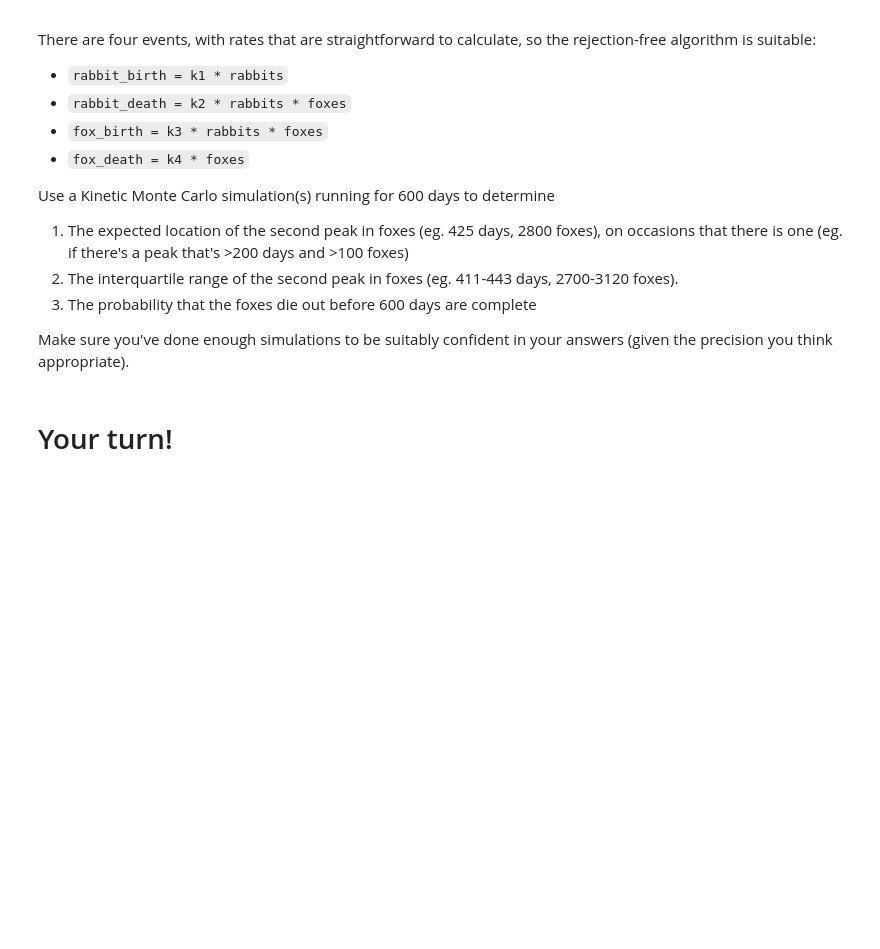
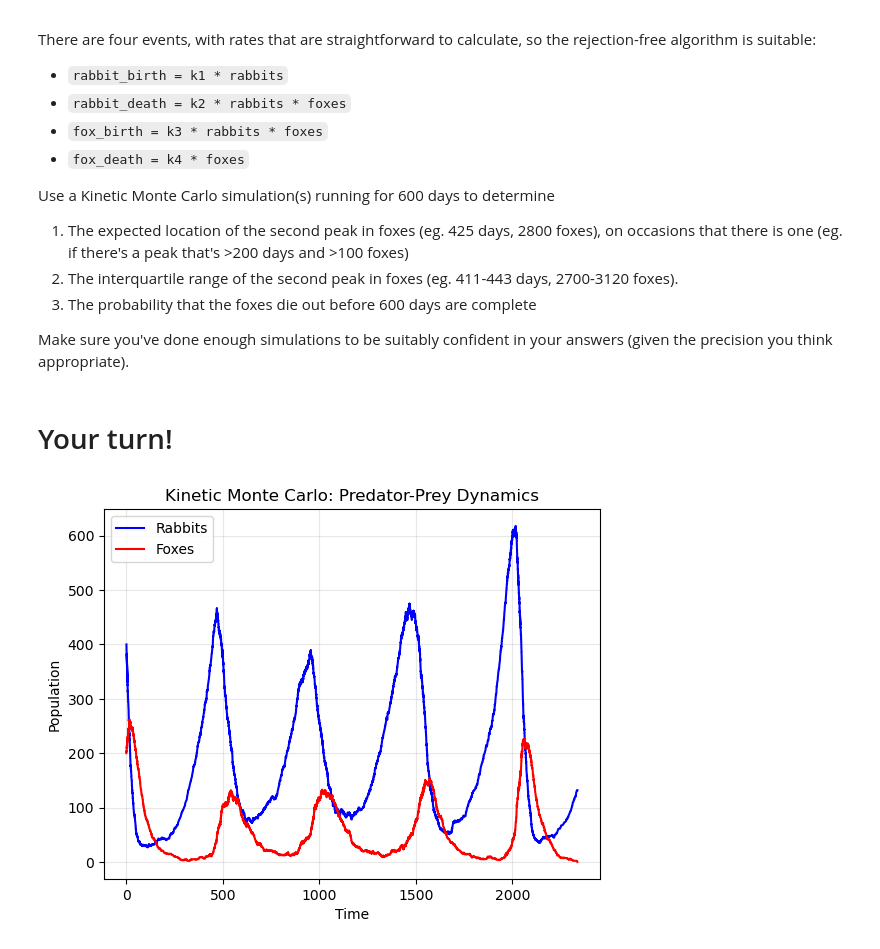
Before and after one commit to CHME5137/KMC, a Jupyter notebook: rabbits-and-foxes-kmc-question.ipynb, the cells around one changed output. Cells and saved outputs as stored; diff of their text form; code cells hidden in the pictures; blank space fills up the shorter version.

Commit message:
Added rabbits and foxes KMC code

```diff
--- a/rabbits-and-foxes-kmc-question.ipynb
+++ b/rabbits-and-foxes-kmc-question.ipynb
@@ -40,3 +40,79 @@ Use a Kinetic Monte Carlo simulation(s) running for 600 days to determine
 Make sure you've done enough simulations to be suitably confident in your answers (given the precision you think appropriate).
 # %% [markdown]
 # Your turn!
+# %%
+# Rate constants
+k1 = 0.01  # rabbit birth rate
+k2 = 0.0002  # rabbit death rate
+k3 = 0.0001  # fox birth rate
+k4 = 0.02  # fox death rate
+
+# Initial conditions
+rabbits = 400
+foxes = 200
+
+# Simulation parameters
+max_events = 50000
+t = 0
+
+# Storage for results
+time_points = [t]
+rabbit_counts = [rabbits]
+fox_counts = [foxes]
+
+# Kinetic Monte Carlo simulation
+for event_num in range(max_events):
+    # Check stopping conditions
+    if rabbits <= 0 or foxes <= 0:
+        break
+
+    # Calculate rates for each event
+    a1 = k1 * rabbits  # rabbit birth
+    a2 = k2 * rabbits * foxes  # rabbit death
+    a3 = k3 * rabbits * foxes  # fox birth
+    a4 = k4 * foxes  # fox death
+
+    a_total = a1 + a2 + a3 + a4
+
+    # If no events can occur, stop
+    if a_total == 0:
+        break
+
+    # Generate two random numbers
+    r1 = np.random.rand()
+    r2 = np.random.rand()
+
+    # Calculate time until next event
+    tau = (1.0 / a_total) * np.log(1.0 / r1)
+    t += tau
+
+    # Determine which event occurs
+    if r2 * a_total < a1:
+        # Rabbit birth
+        rabbits += 1
+    elif r2 * a_total < a1 + a2:
+        # Rabbit death
+        rabbits -= 1
+    elif r2 * a_total < a1 + a2 + a3:
+        # Fox birth
+        foxes += 1
+    else:
+        # Fox death
+        foxes -= 1
+
+    # Store results
+    time_points.append(t)
+    rabbit_counts.append(rabbits)
+    fox_counts.append(foxes)
+
+# Plot results
+plt.plot(time_points, rabbit_counts, 'b-', label='Rabbits', linewidth=1.5)
+plt.plot(time_points, fox_counts, 'r-', label='Foxes', linewidth=1.5)
+plt.xlabel('Time')
+plt.ylabel('Population')
+plt.title('Kinetic Monte Carlo: Predator-Prey Dynamics')
+plt.legend()
+plt.grid(True, alpha=0.3)
+plt.show()
+# %% [output]
+[figure, added]
```
